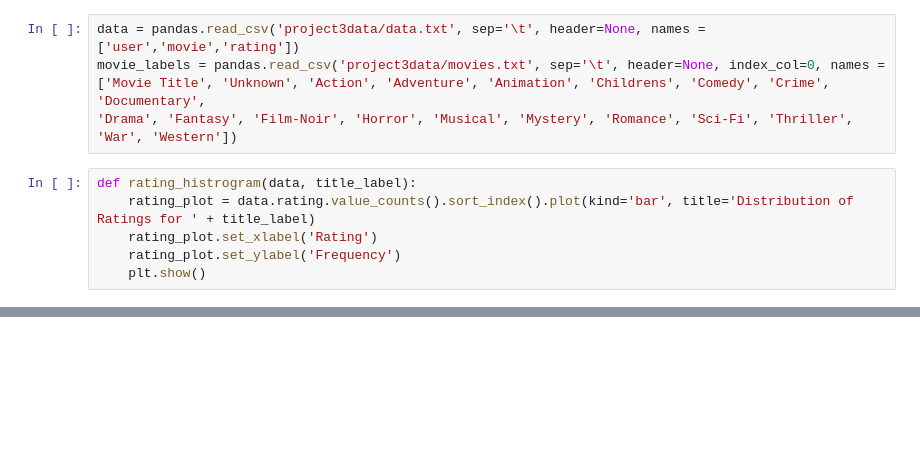
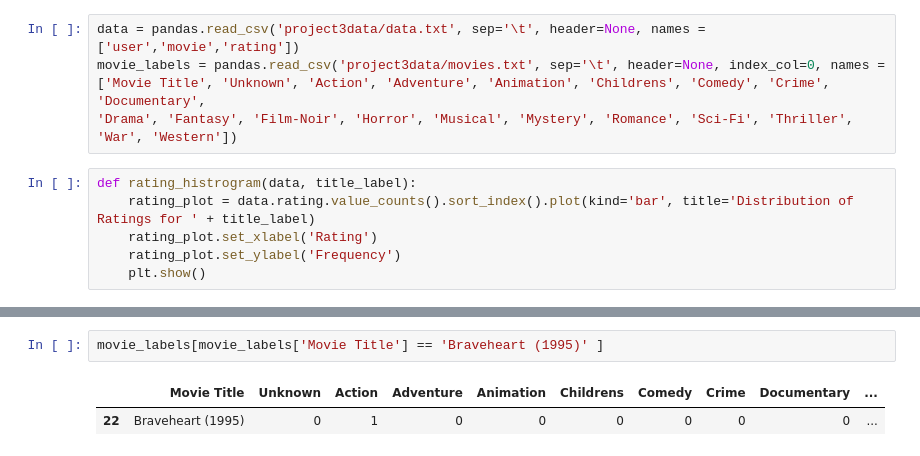
Before and after one commit to roshcagra/NetflixVisualization, a Jupyter notebook: basic_visualization.ipynb, the cells around one changed output, grey strips where cells are left out. Drawn from its saved outputs; the diff is of its cells as text; blank space fills up the shorter version.

```diff
--- a/basic_visualization.ipynb
+++ b/basic_visualization.ipynb
@@ -34,3 +34,8 @@ rating_histrogram(ratings_for_ten_highest_rated, '10 Highest Rated Movies')
+# %%
+movie_labels[movie_labels['Movie Title'] == 'Braveheart (1995)' ]
+# %% [output]
+|  | Movie Title | Unknown | Action | Adventure | Animation | Childrens | Comedy | Crime | Documentary | ... |
+| 22 | Braveheart (1995) | 0 | 1 | 0 | 0 | 0 | 0 | 0 | 0 | ... |
 # %%
 #4. Three Categories
 comedies = movie_labels[movie_labels['Comedy'] == 1].index
```
Also changed, not shown: parts of 4 cells of this notebook, 6 other files.
